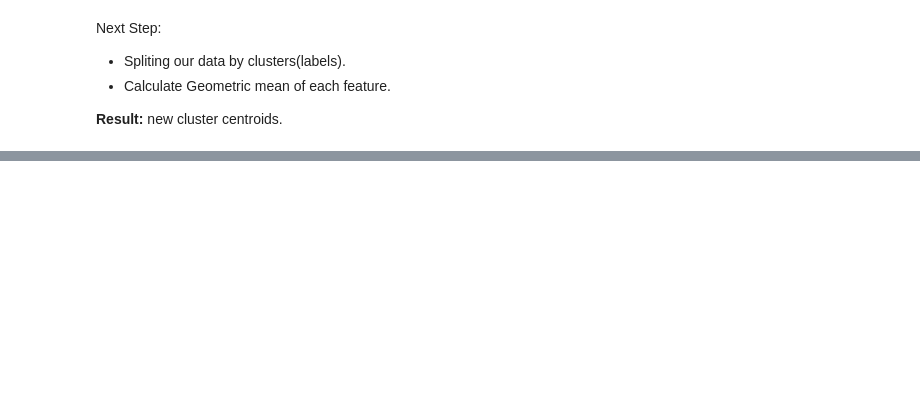
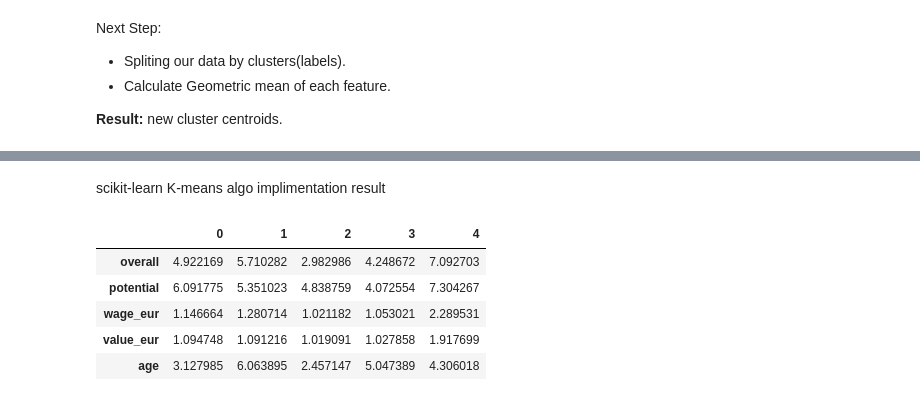
Before and after one commit to eddev00/Clustering-FIFA22-players, a Jupyter notebook: Clustering_FIFA22_players_Data.ipynb, the cells around one changed output, grey strips where cells are left out. Cells and saved outputs as stored; diff of their text form; code cells hidden in the pictures; blank space fills up the shorter version.

```diff
--- a/Clustering_FIFA22_players_Data.ipynb
+++ b/Clustering_FIFA22_players_Data.ipynb
@@ -109,0 +183,11 @@ next_centroids
+# %% [markdown]
+scikit-learn K-means algo implimentation result
+# %%
+pd.DataFrame(centroids,columns=features).T
+# %% [output]
+|  | 0 | 1 | 2 | 3 | 4 |
+| overall | 4.922169 | 5.710282 | 2.982986 | 4.248672 | 7.092703 |
+| potential | 6.091775 | 5.351023 | 4.838759 | 4.072554 | 7.304267 |
+| wage_eur | 1.146664 | 1.280714 | 1.021182 | 1.053021 | 2.289531 |
+| value_eur | 1.094748 | 1.091216 | 1.019091 | 1.027858 | 1.917699 |
+| age | 3.127985 | 6.063895 | 2.457147 | 5.047389 | 4.306018 |
```
Also changed, not shown: parts of 17 cells of this notebook.
